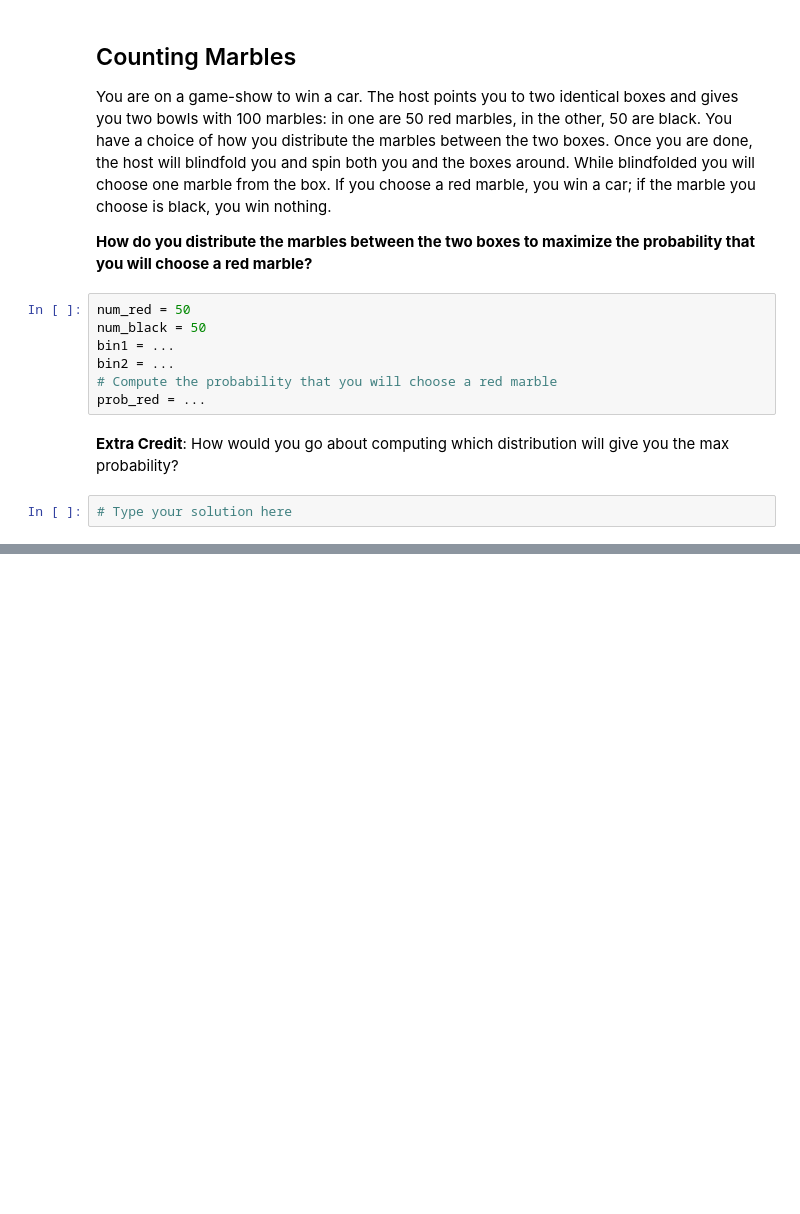
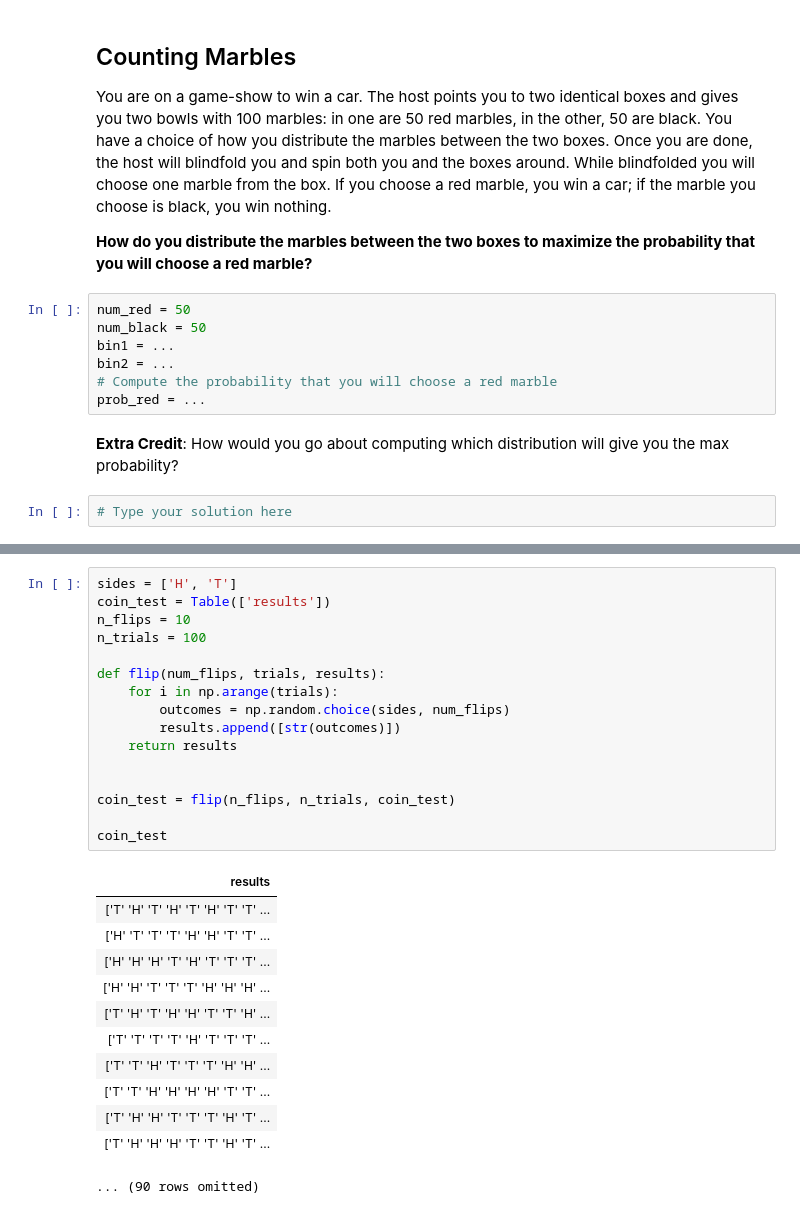
Before and after one commit to ucsb-int5-f18/int5-f18-notebooks, a Jupyter notebook: lab08/Lab08.ipynb, the cells around one changed output, grey strips where cells are left out. Cells and saved outputs as stored; diff of their text form; blank space fills up the shorter version.

```diff
--- a/lab08/Lab08.ipynb
+++ b/lab08/Lab08.ipynb
@@ -386,0 +407,29 @@ prob_red = ...
+# %%
+sides = ['H', 'T']
+coin_test = Table(['results'])
+n_flips = 10
+n_trials = 100
+
+def flip(num_flips, trials, results):
+    for i in np.arange(trials):
+        outcomes = np.random.choice(sides, num_flips)
+        results.append([str(outcomes)])
+    return results
+
+
+coin_test = flip(n_flips, n_trials, coin_test)
+
+coin_test
+# %% [output]
+| results |
+| ['T' 'H' 'T' 'H' 'T' 'H' 'T' 'T' ... |
+| ['H' 'T' 'T' 'T' 'H' 'H' 'T' 'T' ... |
+| ['H' 'H' 'H' 'T' 'H' 'T' 'T' 'T' ... |
+| ['H' 'H' 'T' 'T' 'T' 'H' 'H' 'H' ... |
+| ['T' 'H' 'T' 'H' 'H' 'T' 'T' 'H' ... |
+| ['T' 'T' 'T' 'T' 'H' 'T' 'T' 'T' ... |
+| ['T' 'T' 'H' 'T' 'T' 'T' 'H' 'H' ... |
+| ['T' 'T' 'H' 'H' 'H' 'H' 'T' 'T' ... |
+| ['T' 'H' 'H' 'T' 'T' 'T' 'H' 'T' ... |
+| ['T' 'H' 'H' 'H' 'T' 'T' 'H' 'T' ... |
+... (90 rows omitted)
```
Also changed, not shown: parts of 8 cells of this notebook.
